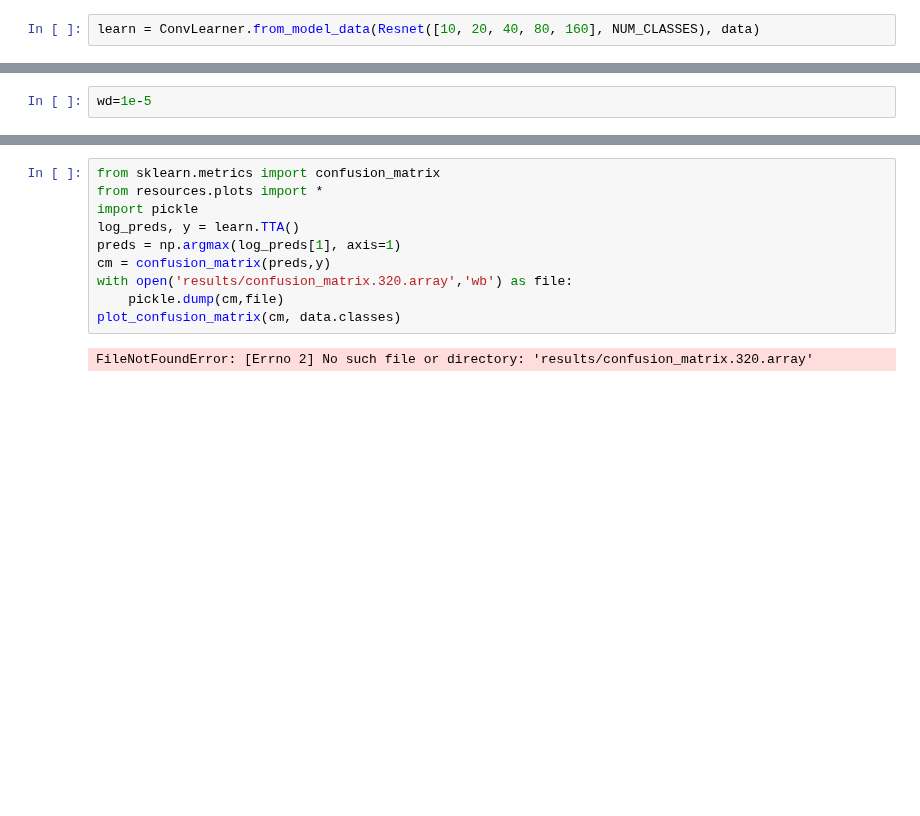
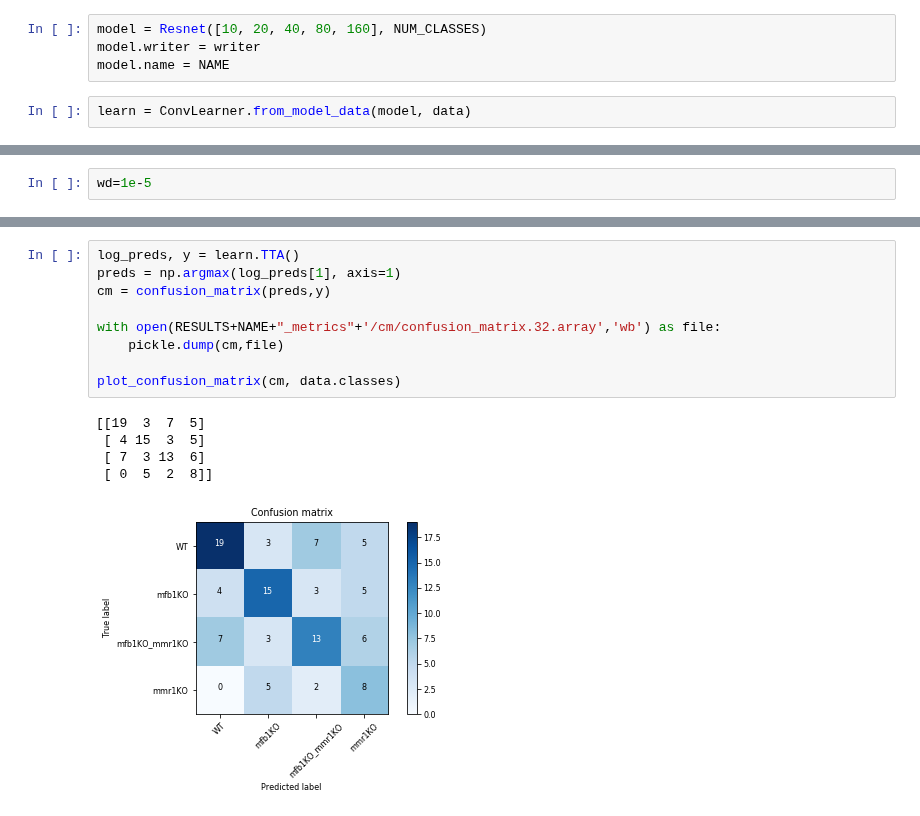
Before and after one commit to WMAPernice/Test_dev, a Jupyter notebook: YNet_dev/YNet_Res_Batch_Eq.ipynb, the cells around one changed output, grey strips where cells are left out. Drawn from its saved outputs; the diff is of its cells as text; blank space fills up the shorter version.

```diff
--- a/YNet_dev/YNet_Res_Batch_Eq.ipynb
+++ b/YNet_dev/YNet_Res_Batch_Eq.ipynb
@@ -116,7 +120,11 @@ class Resnet(nn.Module):
         x = x.view(x.size(0), -1)
         return F.log_softmax(self.out(x), dim=-1)
 # %%
-learn = ConvLearner.from_model_data(Resnet([10, 20, 40, 80, 160], NUM_CLASSES), data)
+model = Resnet([10, 20, 40, 80, 160], NUM_CLASSES)
+model.writer = writer
+model.name = NAME
+# %%
+learn = ConvLearner.from_model_data(model, data)
 # %%
 learn.summary()
 # %% [output]
@@ -209,13 +177,16 @@ Wall time: 36min 43s
 # %%
-from sklearn.metrics import confusion_matrix
-from resources.plots import *
-import pickle
 log_preds, y = learn.TTA()
 preds = np.argmax(log_preds[1], axis=1)
 cm = confusion_matrix(preds,y)
-with open('results/confusion_matrix.320.array','wb') as file:
+
+with open(RESULTS+NAME+"_metrics"+'/cm/confusion_matrix.32.array','wb') as file:
     pickle.dump(cm,file)
+
 plot_confusion_matrix(cm, data.classes)
 # %% [output]
-FileNotFoundError: [Errno 2] No such file or directory: 'results/confusion_matrix.320.array'
+[[19  3  7  5]
+ [ 4 15  3  5]
+ [ 7  3 13  6]
+ [ 0  5  2  8]]
+[figure, added]
 # %%
```
Also changed, not shown: parts of 14 cells of this notebook.
